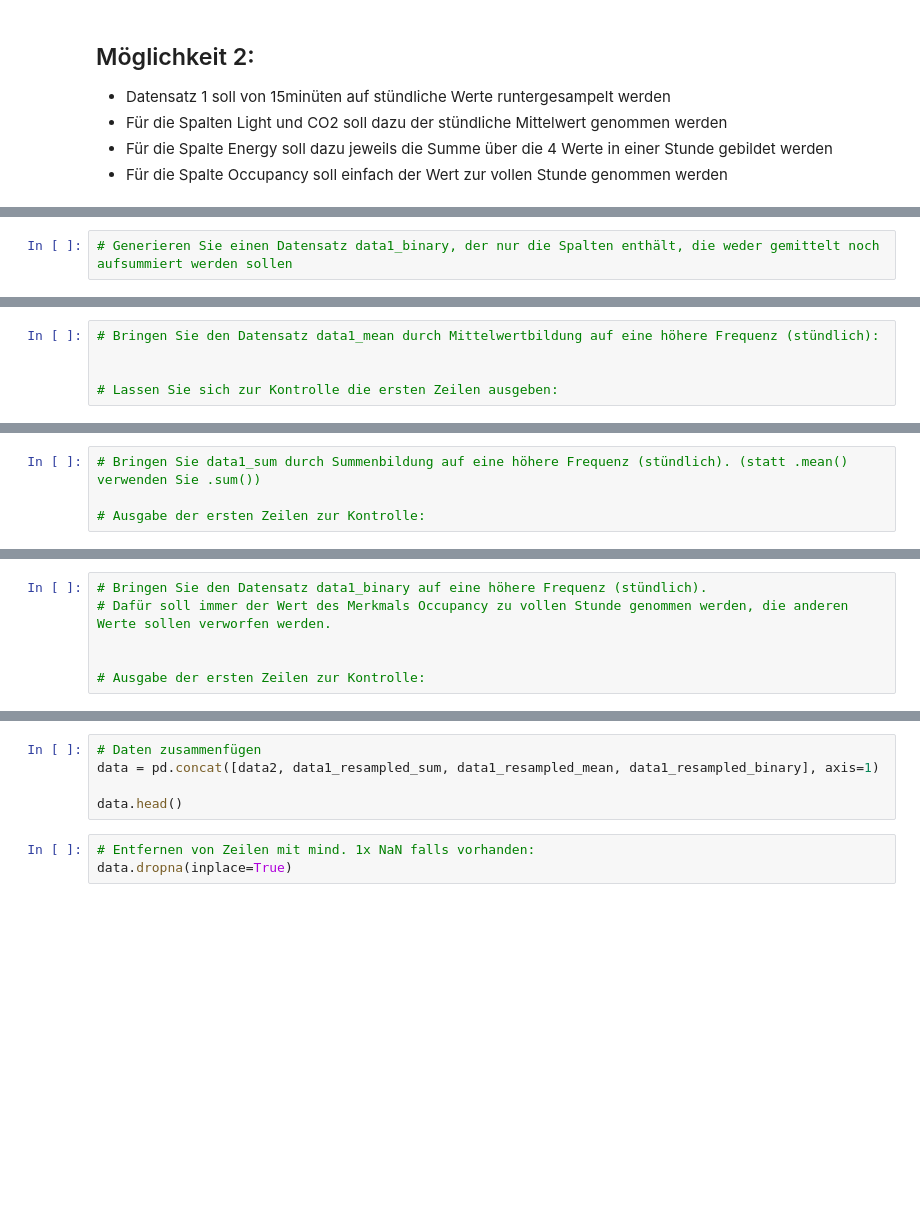
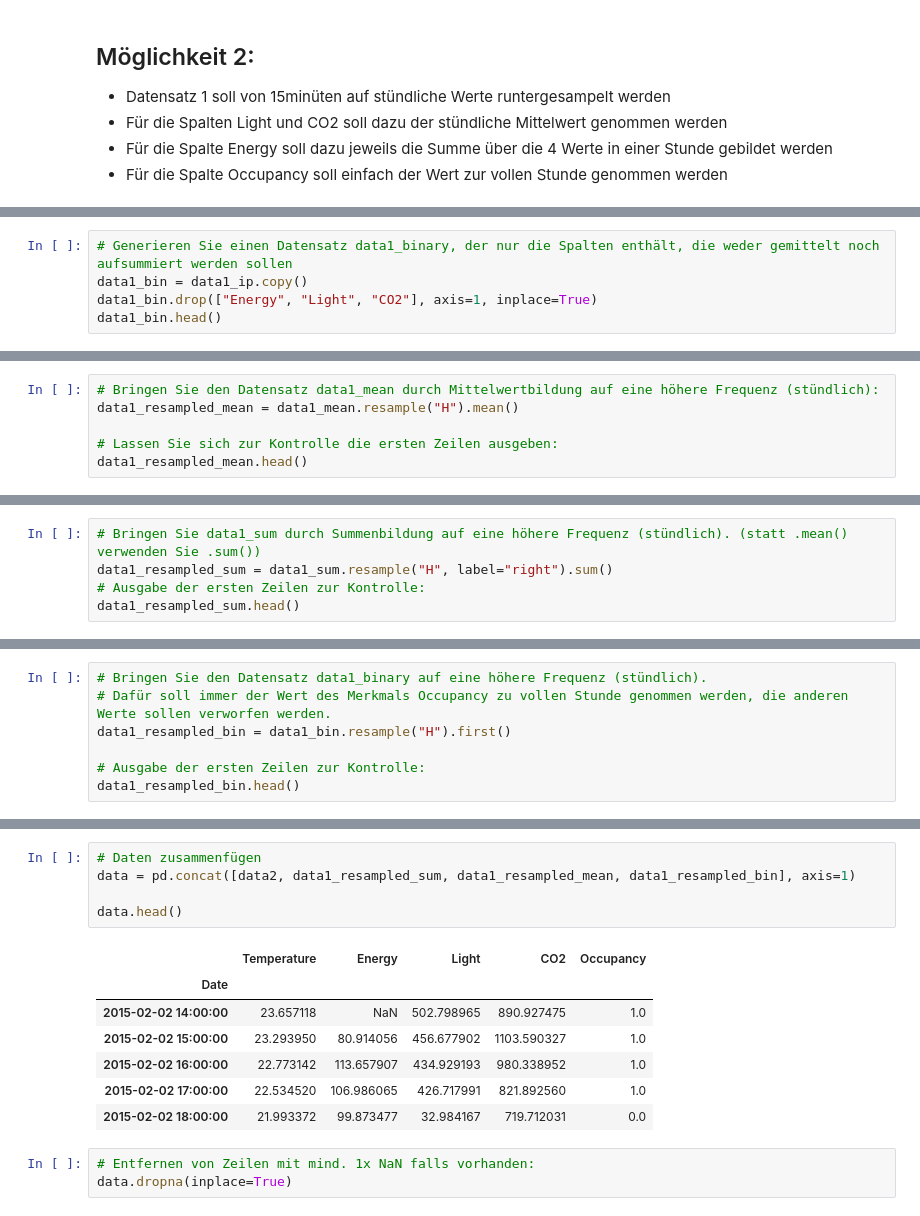
Before and after one commit to haypsilcn/applied-data-analytics, a Jupyter notebook: HandsOnPython_03_GrundlagenDatenaufbereitung.ipynb, the cells around one changed output, grey strips where cells are left out. Cells and saved outputs as stored; diff of their text form; blank space fills up the shorter version.

```diff
--- a/HandsOnPython_03_GrundlagenDatenaufbereitung.ipynb
+++ b/HandsOnPython_03_GrundlagenDatenaufbereitung.ipynb
@@ -261,2 +337,5 @@ data1_mean.head()
 # %%
 # Generieren Sie einen Datensatz data1_binary, der nur die Spalten enthält, die weder gemittelt noch aufsummiert werden sollen
+data1_bin = data1_ip.copy()
+data1_bin.drop(["Energy", "Light", "CO2"], axis=1, inplace=True)
+data1_bin.head()
@@ -263,5 +350,6 @@ data1_mean.head()
 # %%
 # Bringen Sie den Datensatz data1_mean durch Mittelwertbildung auf eine höhere Frequenz (stündlich):
-
+data1_resampled_mean = data1_mean.resample("H").mean()
 
 # Lassen Sie sich zur Kontrolle die ersten Zeilen ausgeben:
+data1_resampled_mean.head()
@@ -268,4 +364,5 @@ data1_mean.head()
 # %%
 # Bringen Sie data1_sum durch Summenbildung auf eine höhere Frequenz (stündlich). (statt .mean() verwenden Sie .sum())
-
+data1_resampled_sum = data1_sum.resample("H", label="right").sum()
 # Ausgabe der ersten Zeilen zur Kontrolle:
+data1_resampled_sum.head()
@@ -272,6 +377,7 @@ data1_mean.head()
 # %%
 # Bringen Sie den Datensatz data1_binary auf eine höhere Frequenz (stündlich).
 # Dafür soll immer der Wert des Merkmals Occupancy zu vollen Stunde genommen werden, die anderen Werte sollen verworfen werden.
-
+data1_resampled_bin = data1_bin.resample("H").first()
 
 # Ausgabe der ersten Zeilen zur Kontrolle:
+data1_resampled_bin.head()
@@ -278,8 +392,16 @@ data1_mean.head()
 # %%
 # Daten zusammenfügen
-data = pd.concat([data2, data1_resampled_sum, data1_resampled_mean, data1_resampled_binary], axis=1)
+data = pd.concat([data2, data1_resampled_sum, data1_resampled_mean, data1_resampled_bin], axis=1)
 
 data.head()
+# %% [output]
+|  | Temperature | Energy | Light | CO2 | Occupancy |
+| Date |  |  |  |  |  |
+| 2015-02-02 14:00:00 | 23.657118 | NaN | 502.798965 | 890.927475 | 1.0 |
+| 2015-02-02 15:00:00 | 23.293950 | 80.914056 | 456.677902 | 1103.590327 | 1.0 |
+| 2015-02-02 16:00:00 | 22.773142 | 113.657907 | 434.929193 | 980.338952 | 1.0 |
+| 2015-02-02 17:00:00 | 22.534520 | 106.986065 | 426.717991 | 821.892560 | 1.0 |
+| 2015-02-02 18:00:00 | 21.993372 | 99.873477 | 32.984167 | 719.712031 | 0.0 |
 # %%
 # Entfernen von Zeilen mit mind. 1x NaN falls vorhanden:
 data.dropna(inplace=True)
```
Also changed, not shown: parts of 24 cells of this notebook, 8 other files.
